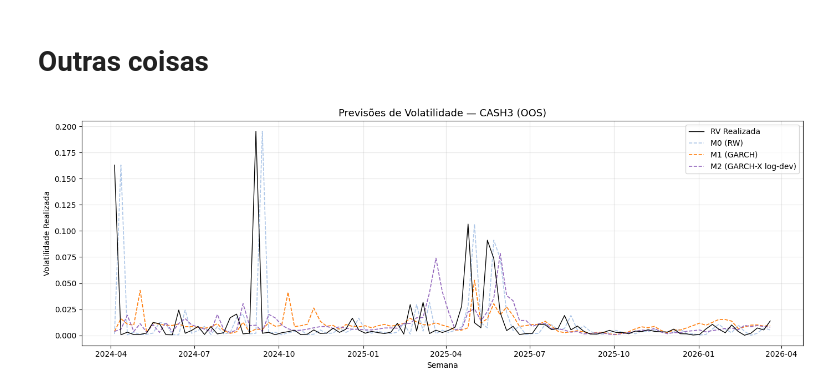
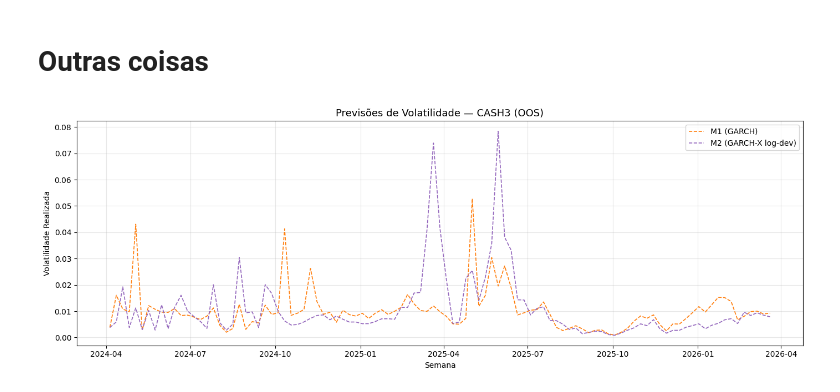
Before and after one commit to bruno-ritter/artigo_svi, a Jupyter notebook: 03_analise_resultados.ipynb, the cells around one changed output. Drawn from its saved outputs; the diff is of its cells as text; code cells hidden in the pictures.

```diff
--- a/03_analise_resultados.ipynb
+++ b/03_analise_resultados.ipynb
@@ -278,29 +266,29 @@ plt.show()
 # %%
 # ── Gráfico comparando as previsões ────────────────────────────────────────────────
 TICKER = "CASH3"
 
 df_graf = (
     df_previsoes
     .query("ticker_b3 == @TICKER")
     .sort_values("semana")
 )
 
 fig, ax = plt.subplots(figsize=(14, 5))
 
-ax.plot(df_graf["semana"], df_graf["rv"],         label="RV Realizada", color="black",   linewidth=1.0, zorder=5)
-ax.plot(df_graf["semana"], df_graf["rv_pred_m0"], label="M0 (RW)",      color="#aec7e8", linewidth=1.2, linestyle="--")
+#ax.plot(df_graf["semana"], df_graf["rv"],         label="RV Realizada", color="black",   linewidth=1.0, zorder=5)
+#ax.plot(df_graf["semana"], df_graf["rv_pred_m0"], label="M0 (RW)",      color="#aec7e8", linewidth=1.2, linestyle="--")
 ax.plot(df_graf["semana"], df_graf["rv_pred_m1"], label="M1 (GARCH)",   color="#ff7f0e", linewidth=1.2, linestyle="--")
 ax.plot(df_graf["semana"], df_graf["rv_pred_m2"], label="M2 (GARCH-X log-dev)", color="#9467bd", linewidth=1.2, linestyle="--")
 
 ax.set_title(f"Previsões de Volatilidade — {TICKER} (OOS)", fontsize=13)
 ax.set_xlabel("Semana")
 ax.set_ylabel("Volatilidade Realizada")
 ax.legend()
 ax.grid(True, alpha=0.3)
 plt.tight_layout()
 plt.show()
 # %% [output]
-[figure, old version]
+[figure, new version]
 # %%
 df_qlike = pd.read_csv(CAMINHO + "qlike_por_ticker.csv")
 
```
Also changed, not shown: parts of 19 cells of this notebook, 5 other files.
